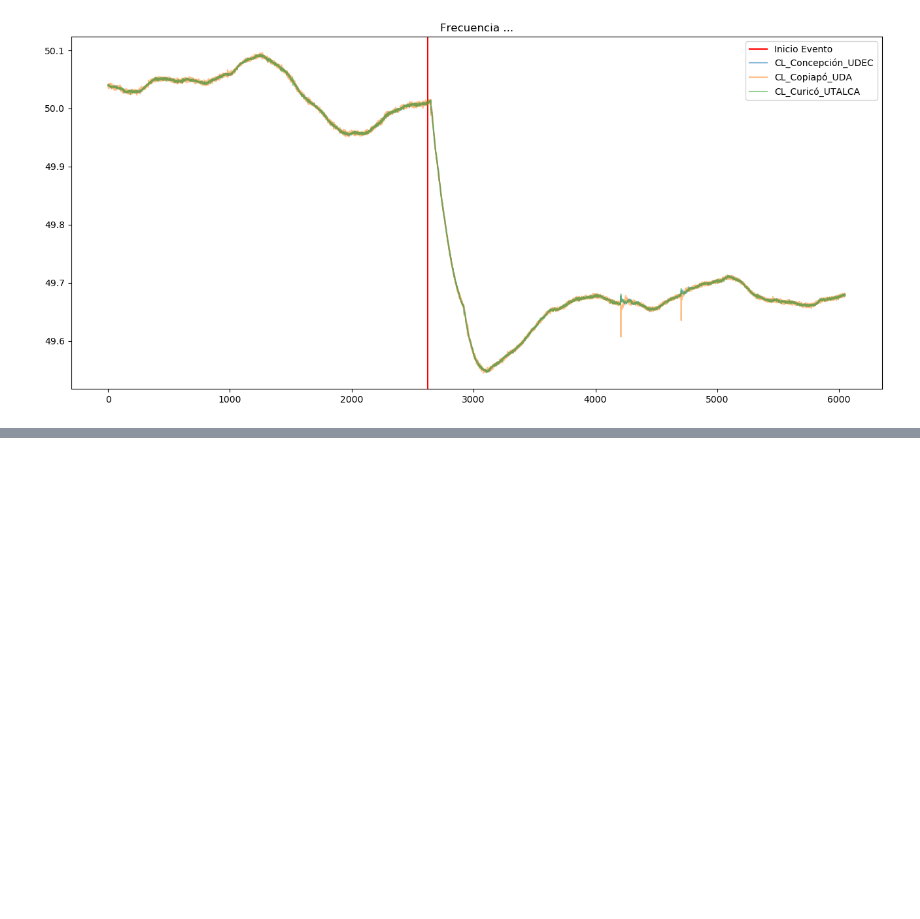
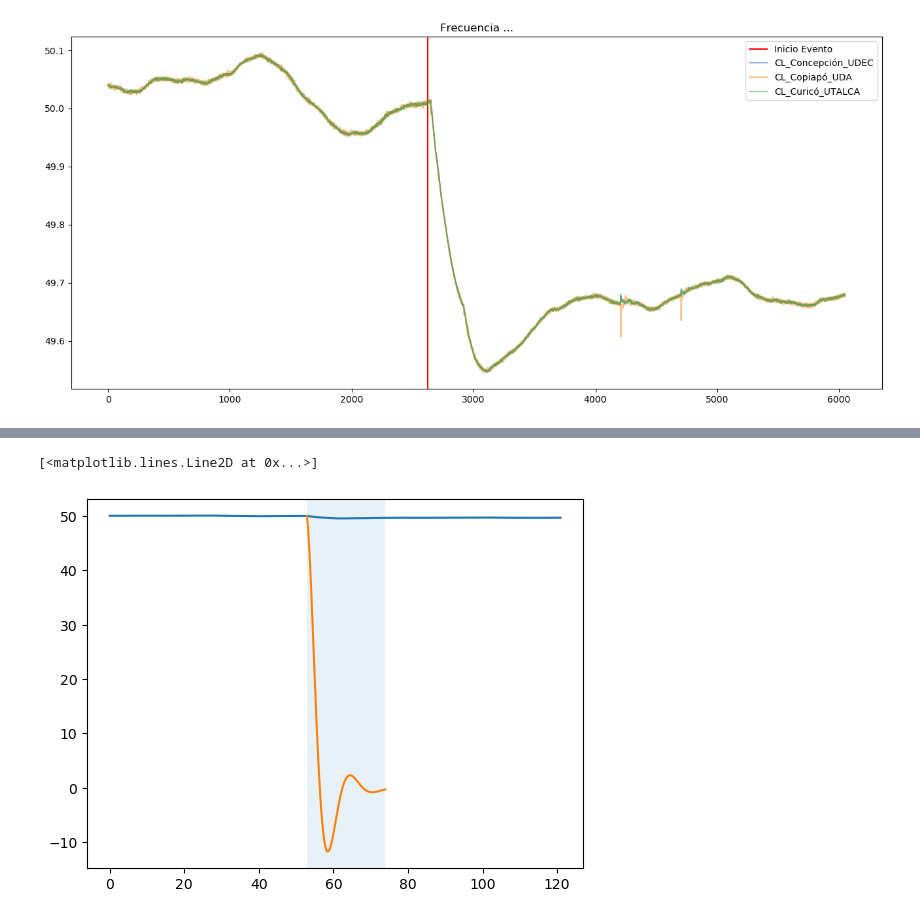
Before and after one commit to JoFeG/Differential-Evolution-Frequency-Model-Fitting, a Jupyter notebook: Example.ipynb, the cells around one changed output, grey strips where cells are left out. Saved outputs shown, nothing was run; the diff lists cells and outputs as text; code cells hidden in the pictures; blank space fills up the shorter version.

```diff
--- a/Example.ipynb
+++ b/Example.ipynb
@@ -43,0 +21,36 @@ plt.plot(sim[1])
+# %%
+from src.objective_function import modelo_1
+
+Kd = 1.479
+K = 5.105
+Ta = 0.0001
+Tb = 0.0001
+Tc = 7.652
+Td = 0.977
+params = [Ta,Tb,Tc,Td,K,Kd]
+
+Ts = 0.3
+
+sys_k = modelo_1(params,Ts)
+# %%
+## Esto es para el "result ploter"
+
+input_path = "./data/test/2023_02_13-14_08_10_Sampling_100ms.csv"
+df = pd.read_csv(input_path)
+time = df["Tiempo [s]"].to_numpy()
+frec = df["Frecuencia [Hz]"].to_numpy()
+power = df["Potencia [MW]"].to_numpy()
+
+event_time = df["Tiempo [s]"][df["Evento"]==1].to_numpy()
+event_frec = df["Frecuencia [Hz]"][df["Evento"]==1].to_numpy()
+event_power = df["Potencia [MW]"][df["Evento"]==1].to_numpy()
+
+plt.plot(time,frec)
+plt.axvspan(event_time.min(),event_time.max(), alpha=.1)
+
+sim = signal.dlsim(sys_k, event_power/1000, x0 = real_frec[0])
+
+plt.plot(event_time,sim[1])
+# %% [output]
+[<matplotlib.lines.Line2D at 0x...>]
+[figure, added]
```
Also changed, not shown: parts of 4 cells of this notebook, 2 other files.
